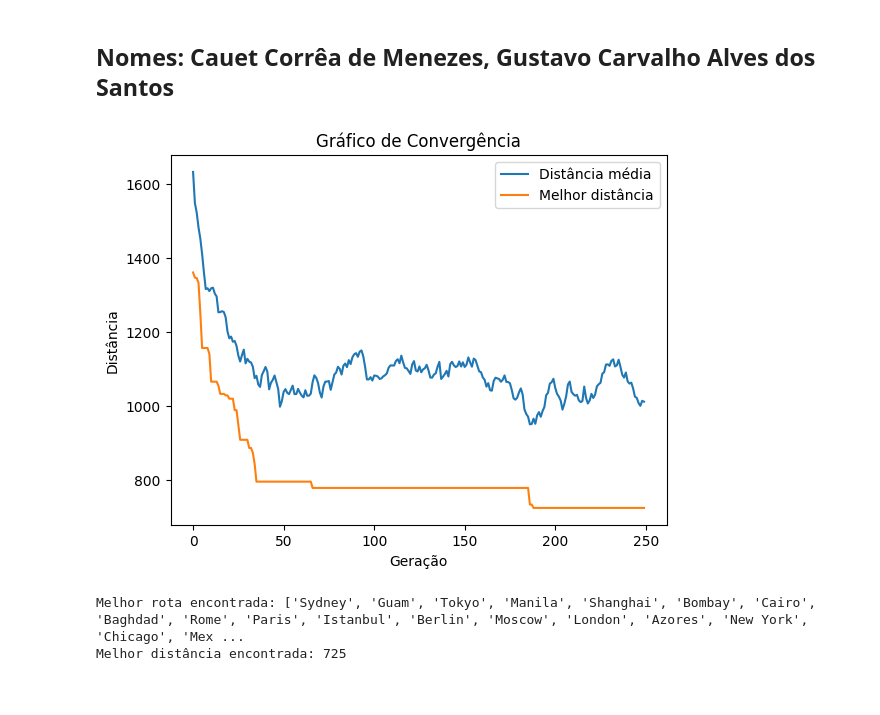
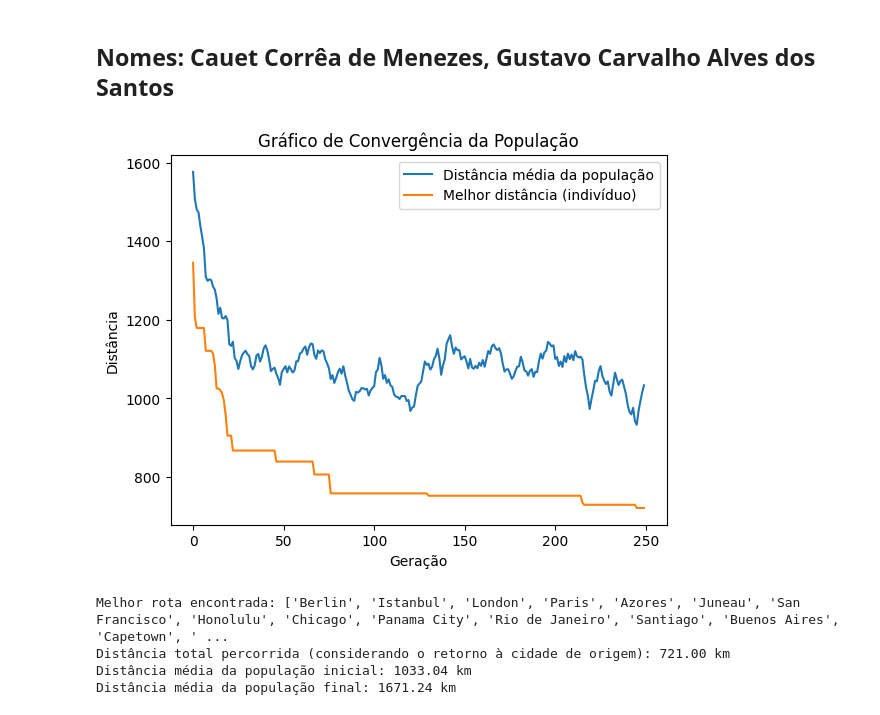
Before and after one commit to Cauet-Menezes/Algoritmo_A_estrela_IA, a Jupyter notebook: PCV_ia.ipynb, the cells around one changed output. Cells and saved outputs as stored; diff of their text form; code cells hidden in the pictures.

```diff
--- a/PCV_ia.ipynb
+++ b/PCV_ia.ipynb
@@ -29,7 +29,7 @@ def calcular_distancia_total(rota, matriz_distancias):
     distancia = 0
     for i in range(len(rota) - 1):
         distancia += matriz_distancias[rota[i]][rota[i+1]]
-    distancia += matriz_distancias[rota[-1]][rota[0]]
+    distancia += matriz_distancias[rota[-1]][rota[0]]  # Considerando o retorno à cidade de origem
     return distancia
 
 def gera_populacao_inicial(cidades, tamanho_populacao):
@@ -77,9 +77,10 @@ def algoritmo_genetico(matriz_distancias, tamanho_populacao=50, numero_geracoes=
     dist_media_inicial = np.mean(dist_inicial)
 
     melhor_rota = None
-    melhor_distancia = float('inf')
+    melhor_distancia = float('inf')  # Inicialmente definido como infinito
     distancias_populacao = [calcular_distancia_total(individuo, matriz_distancias) for individuo in populacao]
 
+    # Achar a melhor rota da população inicial
     melhor_rota = populacao[np.argmin(distancias_populacao)]
     melhor_distancia = np.min(distancias_populacao)
 
@@ -98,9 +99,12 @@ def algoritmo_genetico(matriz_distancias, tamanho_populacao=50, numero_geracoes=
         populacao = nova_populacao
         distancias_populacao = [calcular_distancia_total(individuo, matriz_distancias) for individuo in populacao]
 
-        if np.min(distancias_populacao) < melhor_distancia:
-            melhor_rota = populacao[np.argmin(distancias_populacao)]
-            melhor_distancia = np.min(distancias_populacao)
+        # Atualizar a melhor rota e melhor distância se necessário
+        for i in range(len(populacao)):
+            distancia_atual = distancias_populacao[i]
+            if distancia_atual < melhor_distancia:
+                melhor_distancia = distancia_atual
+                melhor_rota = populacao[i]
 
         dist_media = np.mean(distancias_populacao)
         historico_medio_distancias.append(dist_media)
@@ -110,29 +114,33 @@ def algoritmo_genetico(matriz_distancias, tamanho_populacao=50, numero_geracoes=
     dist_media_final = np.mean(distancias_populacao)
 
     # Gráfico de convergência
-    plot.plot(historico_medio_distancias, label='Distância média')
-    plot.plot(historico_melhor_distancia, label='Melhor distância')
-    plot.title('Gráfico de Convergência')
+    plot.plot(historico_medio_distancias, label='Distância média da população')
+    plot.plot(historico_melhor_distancia, label='Melhor distância (indivíduo)')
+    plot.title('Gráfico de Convergência da População')
     plot.xlabel('Geração')
     plot.ylabel('Distância')
     plot.legend()
     plot.show()
 
     return melhor_rota, melhor_distancia, dist_media_final, dist_media_inicial
-
-# Carregar cidades e distâncias dos arquivos
-nome_cidades = carregar_cidades('ha30_name.txt')
-matriz_distancias = carregar_distancias('ha30_dist.txt')
-
-# Executar o algoritmo genético
-melhor_rota, melhor_distancia, dist_media_final, dist_media_inicial = algoritmo_genetico(matriz_distancias)
-
-# Exibir a melhor rota e distância
-nome_melhor_rota = [nome_cidades[i] for i in melhor_rota]
-
-print("Melhor rota encontrada:", nome_melhor_rota)
-print("Melhor distância encontrada:", melhor_distancia)
-# %% [output]
-[figure, removed]
-Melhor rota encontrada: ['Sydney', 'Guam', 'Tokyo', 'Manila', 'Shanghai', 'Bombay', 'Cairo', 'Baghdad', 'Rome', 'Paris', 'Istanbul', 'Berlin', 'Moscow', 'London', 'Azores', 'New York', 'Chicago', 'Mex ...
-Melhor distância encontrada: 725
+# %%
+# Carregar cidades e distâncias dos arquivos
+nome_cidades = carregar_cidades('ha30_name.txt')
+matriz_distancias = carregar_distancias('ha30_dist.txt')
+
+# Executar o algoritmo genético
+melhor_rota, melhor_distancia, dist_media_inicial, dist_media_final = algoritmo_genetico(matriz_distancias)
+
+# Exibir a melhor rota e distância
+nome_melhor_rota = [nome_cidades[i] for i in melhor_rota]
+
+print("Melhor rota encontrada:", nome_melhor_rota)
+print(f"Distância total percorrida (considerando o retorno à cidade de origem): {melhor_distancia:.2f} km")
+print(f"Distância média da população inicial: {dist_media_inicial:.2f} km")
+print(f"Distância média da população final: {dist_media_final:.2f} km")
+# %% [output]
+[figure, added]
+Melhor rota encontrada: ['Berlin', 'Istanbul', 'London', 'Paris', 'Azores', 'Juneau', 'San Francisco', 'Honolulu', 'Chicago', 'Panama City', 'Rio de Janeiro', 'Santiago', 'Buenos Aires', 'Capetown', ' ...
+Distância total percorrida (considerando o retorno à cidade de origem): 721.00 km
+Distância média da população inicial: 1033.04 km
+Distância média da população final: 1671.24 km
```
Also changed, not shown: parts of 1 cell of this notebook.
